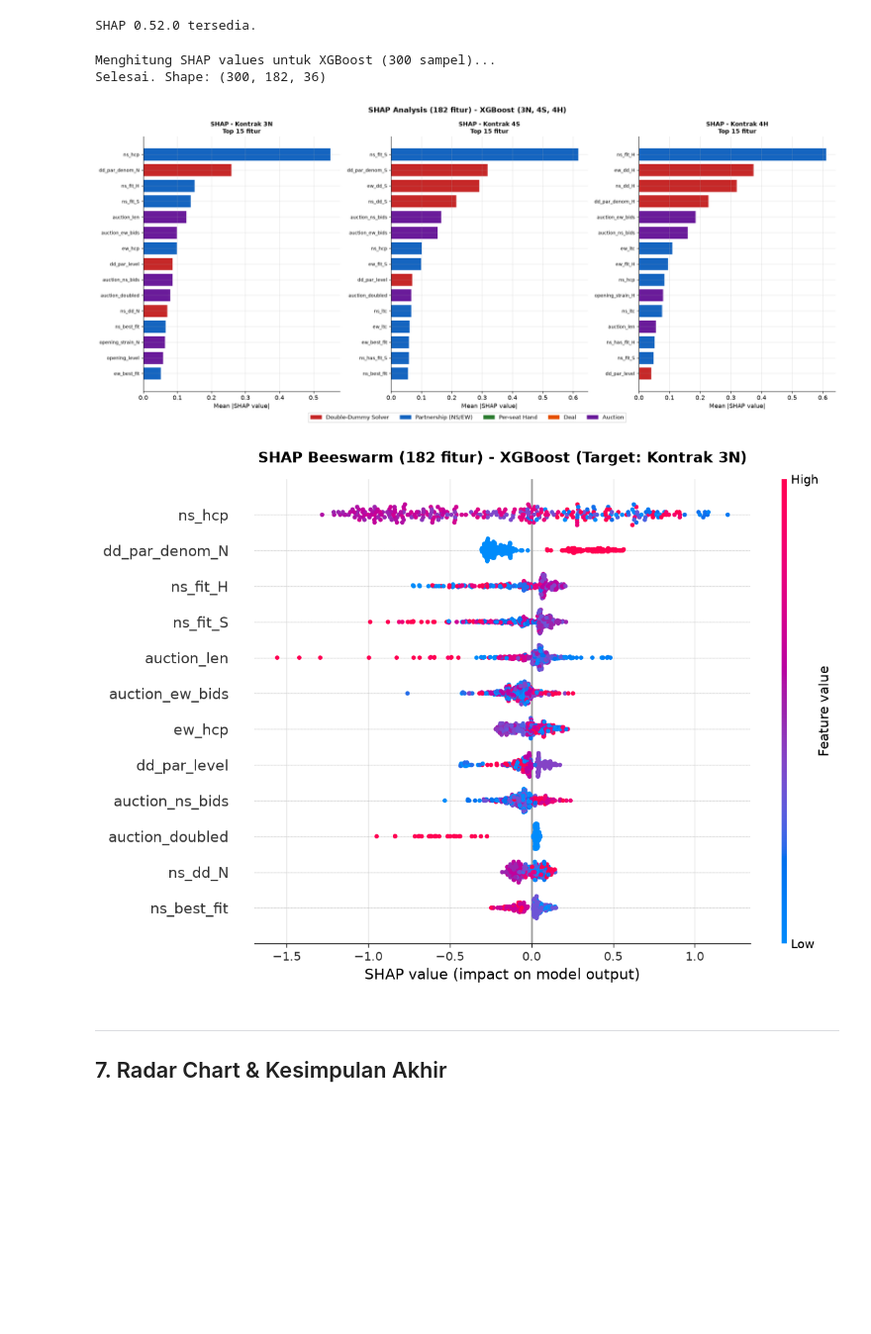
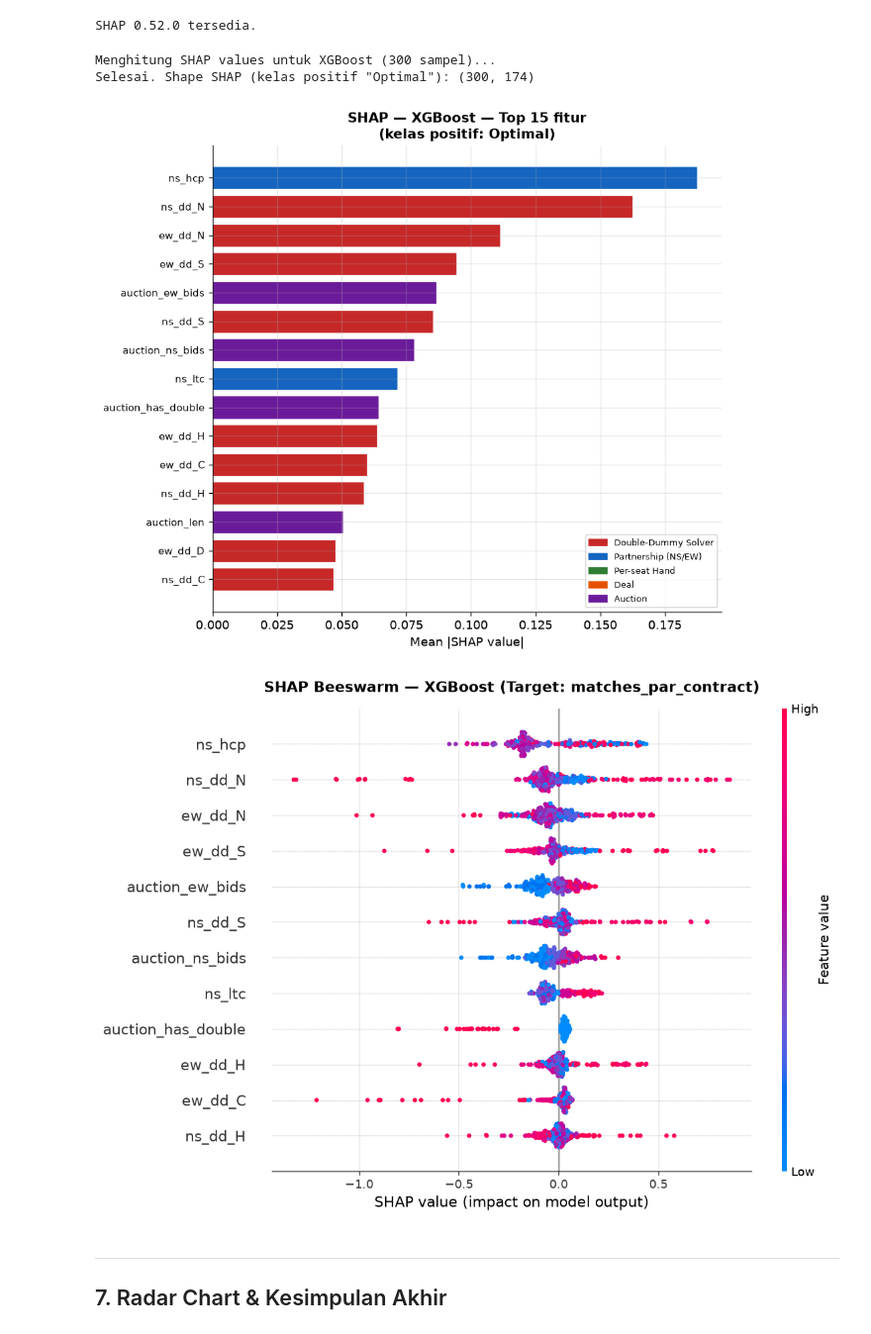
Before and after one commit to Cattelll/Bridge-Prediction, a Jupyter notebook: notebooks/04_evaluation.ipynb, the cells around one changed output. Shown at 99% size. Saved outputs shown, nothing was run; the diff lists cells and outputs as text; code cells hidden in the pictures; blank space fills up the shorter version.

```diff
--- a/notebooks/04_evaluation.ipynb
+++ b/notebooks/04_evaluation.ipynb
@@ -267,7 +292,7 @@ N_TOP = 20
 def feat_group_color(name):
     if name.startswith(('ns_dd', 'ew_dd', 'dd_par')):
         return '#C62828'  # merah: Double-Dummy Solver
-    if name.startswith(('ns_', 'ew_', 'hcp_ns')):
+    if name.startswith(('ns_', 'ew_')):
         return '#1565C0'  # biru: partnership
     if len(name) >= 2 and name[0] in 'NESW' and name[1] == '_':
         return '#2E7D32'  # hijau: per-seat hand
@@ -304,7 +329,7 @@ legend_el = [
 fig.legend(handles=legend_el, loc='lower center', ncol=5, fontsize=10,
            bbox_to_anchor=(0.5, -0.03))
 
-plt.suptitle(f'Feature Importance (182 fitur) - Top {N_TOP} per Model', fontsize=13, fontweight='bold')
+plt.suptitle(f'Feature Importance ({len(feature_cols)} fitur, matches_par_contract) - Top {N_TOP} per Model', fontsize=13, fontweight='bold')
 plt.tight_layout()
 plt.savefig(OUT / 'nb04_feature_importance.png', bbox_inches='tight', dpi=150)
 plt.show()
@@ -375,77 +405,67 @@ if SHAP_OK:
     print('Menghitung SHAP values untuk XGBoost (300 sampel)...')
     explainer   = shap.TreeExplainer(xgb_model.clf)
     shap_values = explainer.shap_values(X_shap)
-    print(f'Selesai. Shape: {np.array(shap_values).shape}')
+
+    # Untuk binary classification, TreeExplainer bisa mengembalikan array 2D
+    # (n_samples, n_features) langsung, ATAU (tergantung versi shap/xgboost)
+    # list/array 3D per kelas -- ambil kelas positif (matches_par_contract=1) di kasus itu.
+    sv = np.array(shap_values)
+    if sv.ndim == 3:
+        sv = sv[:, :, 1]
+    elif isinstance(shap_values, list):
+        sv = np.array(shap_values[1])
+    print(f'Selesai. Shape SHAP (kelas positif "Optimal"): {sv.shape}')
 # %% [output]
 Menghitung SHAP values untuk XGBoost (300 sampel)...
-Selesai. Shape: (300, 182, 36)
+Selesai. Shape SHAP (kelas positif "Optimal"): (300, 174)
 # %%
 if SHAP_OK:
-    def get_sv(sv, cls_idx):
-        if isinstance(sv, list):
-            return np.array(sv[cls_idx])
-        return np.array(sv)[:, :, cls_idx]
+    mean_abs = np.abs(sv).mean(axis=0)
+    top15    = np.argsort(mean_abs)[::-1][:15]
+    names15  = [feature_cols[i] for i in top15]
+    vals15   = mean_abs[top15]
+    bar_cols = [feat_group_color(n) for n in names15]
 
-    target_contracts = ['3N', '4S', '4H']
-    fig, axes = plt.subplots(1, 3, figsize=(19, 8))
-
-    for ax, contract in zip(axes, target_contracts):
-        if contract not in class_names:
-            ax.set_visible(False)
-            continue
-
-        cls_idx  = class_names.index(contract)
-        sv       = get_sv(shap_values, cls_idx)
-        mean_abs = np.abs(sv).mean(axis=0)
-        top15    = np.argsort(mean_abs)[::-1][:15]
-        names15  = [feature_cols[i] for i in top15]
-        vals15   = mean_abs[top15]
-        bar_cols = [feat_group_color(n) for n in names15]
-
-        ax.barh(range(15), vals15[::-1], color=bar_cols[::-1],
-                edgecolor='white', linewidth=0.8)
-        ax.set_yticks(range(15))
-        ax.set_yticklabels(list(reversed(names15)), fontsize=8.5)
-        ax.set_title(f'SHAP - Kontrak {contract}\nTop 15 fitur', fontweight='bold', fontsize=11)
-        ax.set_xlabel('Mean |SHAP value|')
+    fig, ax = plt.subplots(figsize=(8, 7))
+    ax.barh(range(15), vals15[::-1], color=bar_cols[::-1],
+            edgecolor='white', linewidth=0.8)
+    ax.set_yticks(range(15))
+    ax.set_yticklabels(list(reversed(names15)), fontsize=9)
+    ax.set_title('SHAP — XGBoost — Top 15 fitur\n(kelas positif: Optimal)', fontweight='bold', fontsize=12)
+    ax.set_xlabel('Mean |SHAP value|')
 
     legend_el = [
         mpatches.Patch(color='#C62828', label='Double-Dummy Solver'),
         mpatches.Patch(color='#1565C0', label='Partnership (NS/EW)'),
         mpatches.Patch(color='#2E7D32', label='Per-seat Hand'),
         mpatches.Patch(color='#E65100', label='Deal'),
         mpatches.Patch(color='#6A1B9A', label='Auction'),
     ]
-    fig.legend(handles=legend_el, loc='lower center', ncol=5, fontsize=10,
-               bbox_to_anchor=(0.5, -0.03))
+    ax.legend(handles=legend_el, loc='lower right', fontsize=8)
 
-    plt.suptitle('SHAP Analysis (182 fitur) - XGBoost (3N, 4S, 4H)', fontsize=13, fontweight='bold')
     plt.tight_layout()
     plt.savefig(OUT / 'nb04_shap_analysis.png', bbox_inches='tight', dpi=150)
     plt.show()
 # %% [output]
-[figure, old version]
+[figure, new version]
 # %%
 if SHAP_OK:
-    cls_idx  = class_names.index('3N')
-    sv_3N    = get_sv(shap_values, cls_idx)
-    mean_abs = np.abs(sv_3N).mean(axis=0)
-    top12    = np.argsort(mean_abs)[::-1][:12]
+    top12 = np.argsort(mean_abs)[::-1][:12]
 
     fig, ax = plt.subplots(figsize=(10, 7))
     shap.summary_plot(
-        sv_3N[:, top12],
+        sv[:, top12],
         X_shap[:, top12],
         feature_names=[feature_cols[i] for i in top12],
         show=False, plot_size=None,
     )
-    plt.title('SHAP Beeswarm (182 fitur) - XGBoost (Target: Kontrak 3N)',
+    plt.title('SHAP Beeswarm — XGBoost (Target: matches_par_contract)',
               fontweight='bold', pad=15)
     plt.tight_layout()
-    plt.savefig(OUT / 'nb04_shap_beeswarm_3N.png', bbox_inches='tight', dpi=150)
+    plt.savefig(OUT / 'nb04_shap_beeswarm.png', bbox_inches='tight', dpi=150)
     plt.show()
 # %% [output]
-[figure, old version]
+[figure, new version]
 # %% [markdown]
 ---
 ## 7. Radar Chart & Kesimpulan Akhir
```
Also changed, not shown: parts of 14 cells of this notebook, 22 other files.
